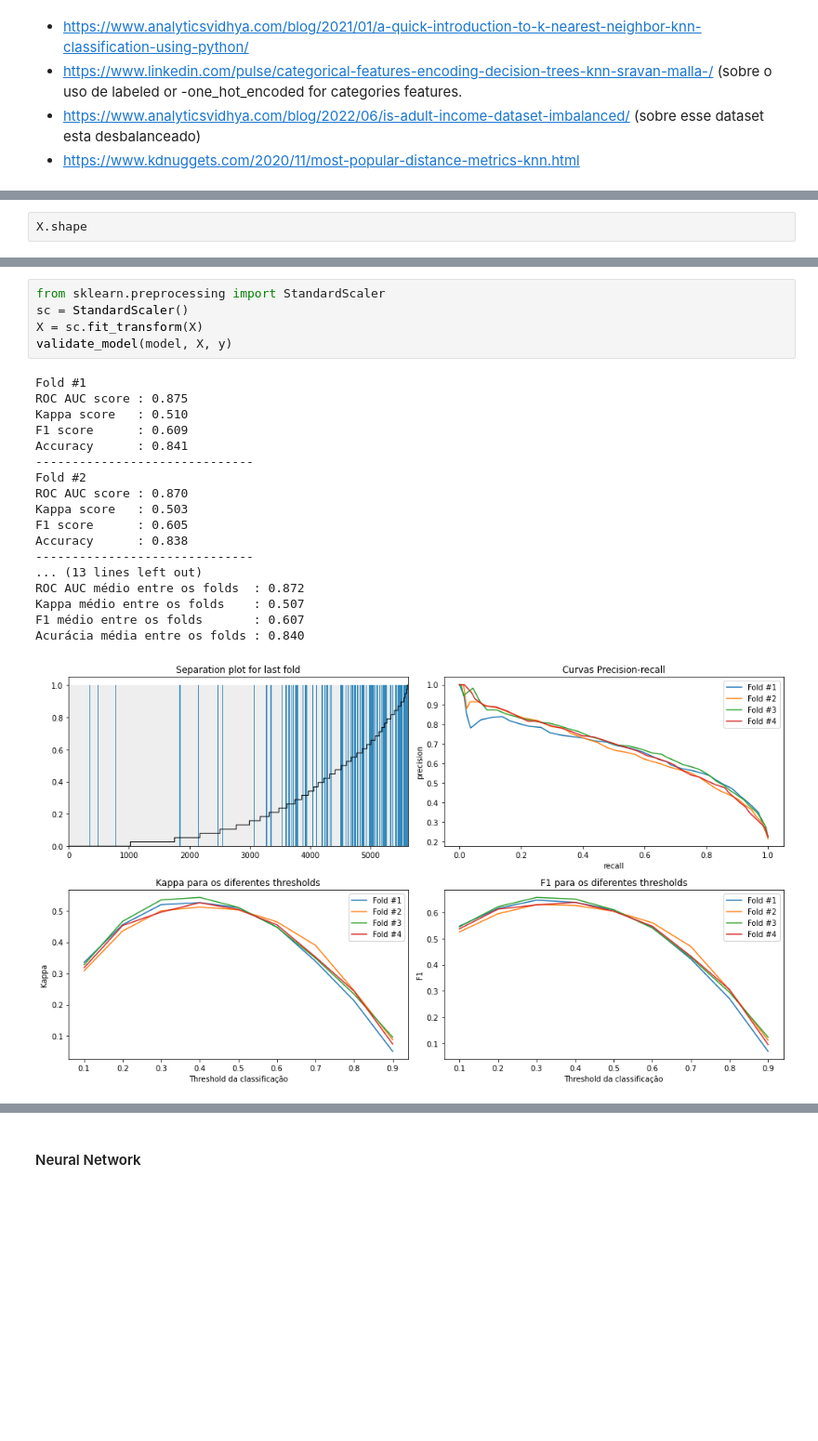
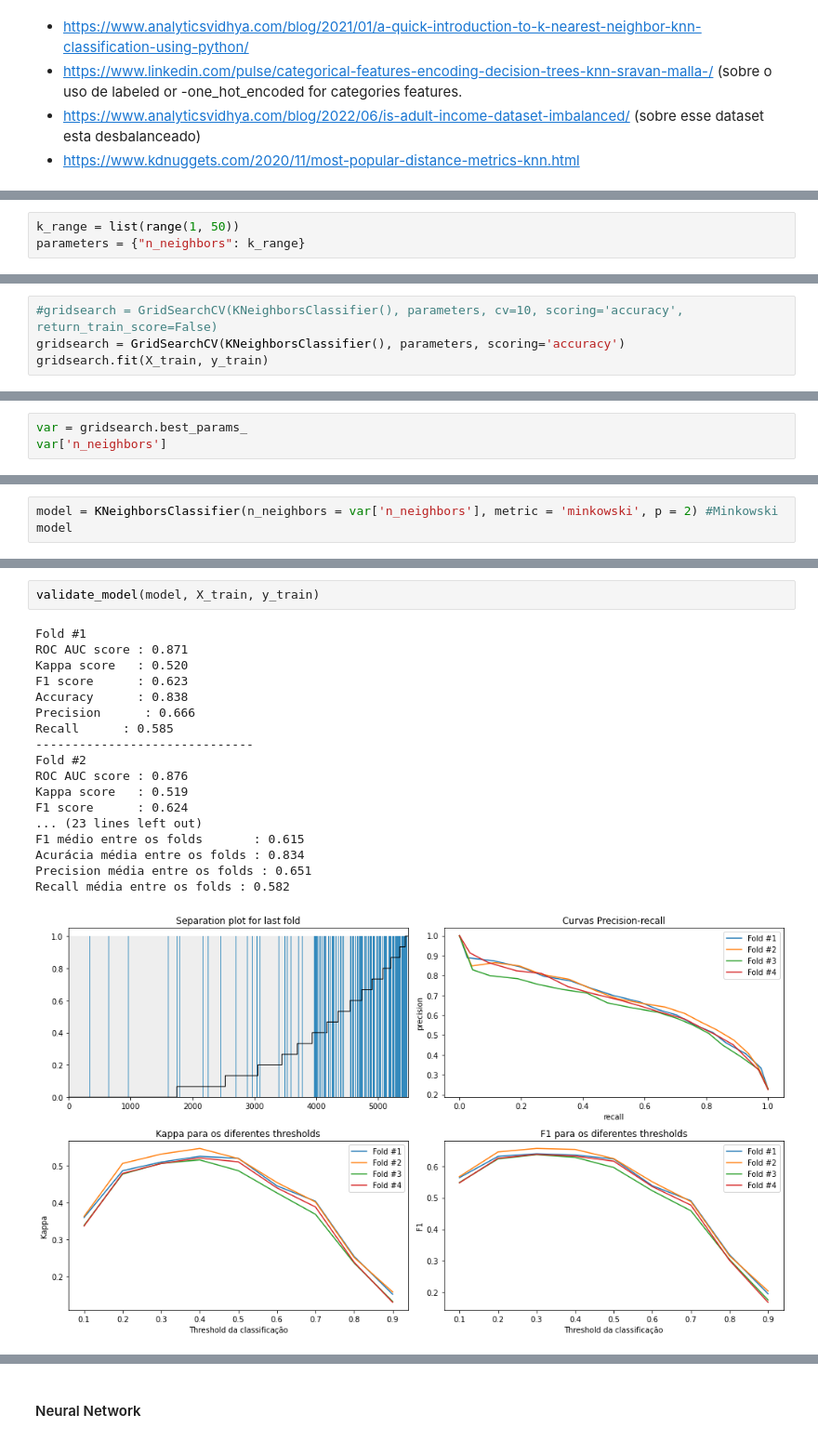
Before and after one commit to cazevedo1977/academico, a Jupyter notebook: doutorado/disciplinas/PCS5024 - Aprendizado Estatistico/homework1/adult.classification.ipynb, the cells around one changed output, grey strips where cells are left out. Shown at 93% size. Saved outputs shown, nothing was run; the diff lists cells and outputs as text; blank space fills up the shorter version.

```diff
--- a/doutorado/disciplinas/PCS5024 - Aprendizado Estatistico/homework1/adult.classification.ipynb
+++ b/doutorado/disciplinas/PCS5024 - Aprendizado Estatistico/homework1/adult.classification.ipynb
@@ -661,0 +769,3 @@ X, y = features_with_one_hot_encoded_categories(train_data, num_col,cat_col)
+# %%
+k_range = list(range(1, 50))
+parameters = {"n_neighbors": k_range}
@@ -661,0 +774,4 @@ X, y = features_with_one_hot_encoded_categories(train_data, num_col,cat_col)
+# %%
+#gridsearch = GridSearchCV(KNeighborsClassifier(), parameters, cv=10, scoring='accuracy', return_train_score=False)
+gridsearch = GridSearchCV(KNeighborsClassifier(), parameters, scoring='accuracy')
+gridsearch.fit(X_train, y_train)
@@ -661,0 +858,3 @@ X, y = features_with_one_hot_encoded_categories(train_data, num_col,cat_col)
+# %%
+var = gridsearch.best_params_
+var['n_neighbors']
@@ -662,3 +863,4 @@ X, y = features_with_one_hot_encoded_categories(train_data, num_col,cat_col)
 # %%
-X.shape
+model = KNeighborsClassifier(n_neighbors = var['n_neighbors'], metric = 'minkowski', p = 2) #Minkowski
+model
 # %% [output]
@@ -666,24 +870,21 @@ X.shape
 # %%
-from sklearn.preprocessing import StandardScaler
-sc = StandardScaler()
-X = sc.fit_transform(X)
-validate_model(model, X, y)
+validate_model(model, X_train, y_train)
 # %% [output]
 Fold #1
-ROC AUC score : 0.875
-Kappa score   : 0.510
-F1 score      : 0.609
-Accuracy      : 0.841
+ROC AUC score : 0.871
+Kappa score   : 0.520
+F1 score      : 0.623
+Accuracy      : 0.838
+Precision      : 0.666
+Recall      : 0.585
 ------------------------------
 Fold #2
-ROC AUC score : 0.870
-Kappa score   : 0.503
-F1 score      : 0.605
-Accuracy      : 0.838
-------------------------------
-... (13 lines left out)
-ROC AUC médio entre os folds  : 0.872
-Kappa médio entre os folds    : 0.507
-F1 médio entre os folds       : 0.607
-Acurácia média entre os folds : 0.840
+ROC AUC score : 0.876
+Kappa score   : 0.519
+F1 score      : 0.624
+... (23 lines left out)
+F1 médio entre os folds       : 0.615
+Acurácia média entre os folds : 0.834
+Precision média entre os folds : 0.651
+Recall média entre os folds : 0.582
-[figure, old version]
+[figure, new version]
```
Also changed, not shown: parts of 126 cells of this notebook, 4 other files.
